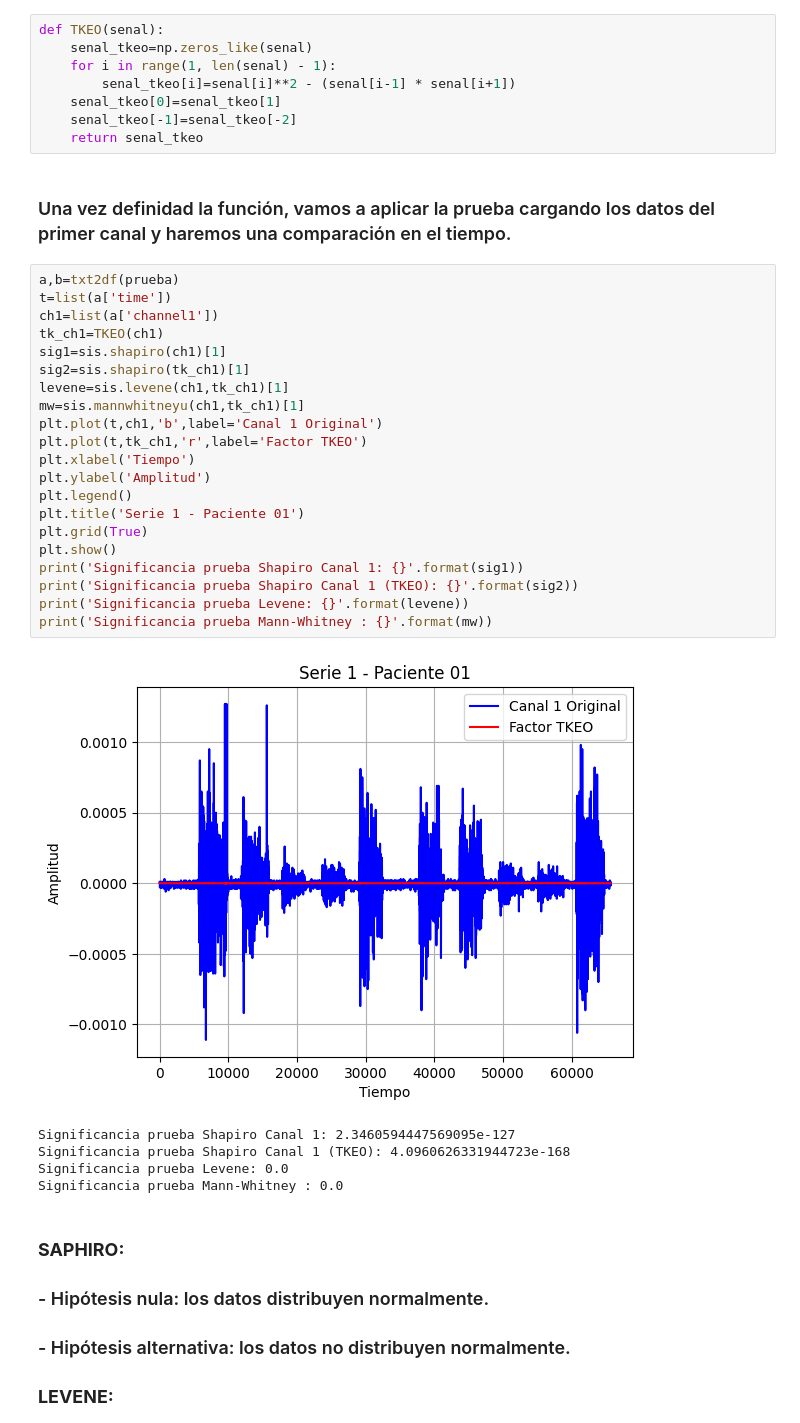
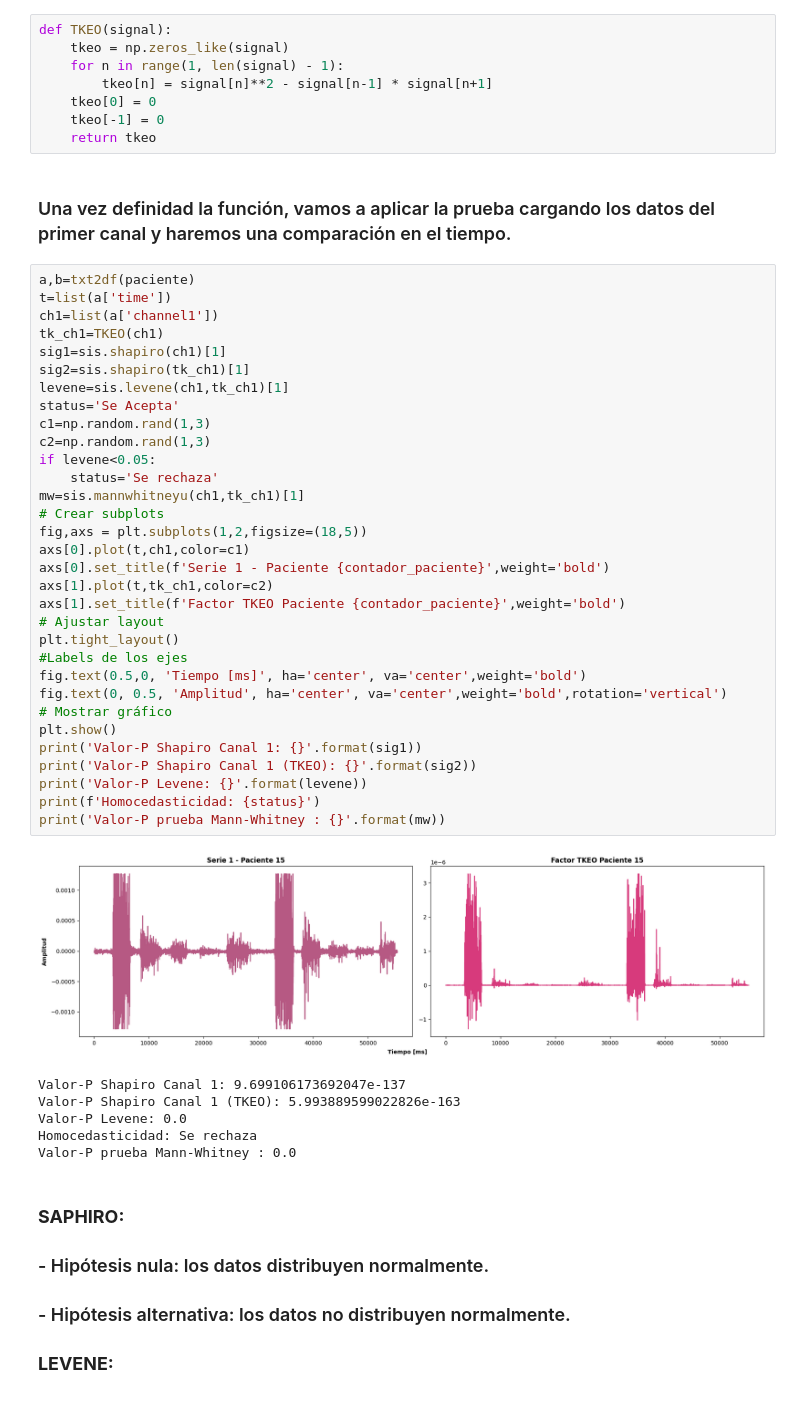
Before and after one commit to julian-rosero/biosenales, a Jupyter notebook: Proyecto/Seguimiento_1/Seguimiento_1_vFinal.ipynb, the cells around one changed output. Drawn from its saved outputs; the diff is of its cells as text.

```diff
--- a/Proyecto/Seguimiento_1/Seguimiento_1_vFinal.ipynb
+++ b/Proyecto/Seguimiento_1/Seguimiento_1_vFinal.ipynb
@@ -61,42 +71,54 @@ def imprimir_paciente(ser1,ser2):
 # %% [markdown]
 ### Ahora procedemos a definir la función TKEO para recibir los datos del paciente.
 # %%
-def TKEO(senal):
-    senal_tkeo=np.zeros_like(senal)
-    for i in range(1, len(senal) - 1):
-        senal_tkeo[i]=senal[i]**2 - (senal[i-1] * senal[i+1])
-    senal_tkeo[0]=senal_tkeo[1]
-    senal_tkeo[-1]=senal_tkeo[-2]
-    return senal_tkeo
+def TKEO(signal):
+    tkeo = np.zeros_like(signal)
+    for n in range(1, len(signal) - 1):
+        tkeo[n] = signal[n]**2 - signal[n-1] * signal[n+1]
+    tkeo[0] = 0
+    tkeo[-1] = 0
+    return tkeo
 # %% [markdown]
 ### Una vez definidad la función, vamos a aplicar la prueba cargando los datos del primer canal y haremos una comparación en el tiempo.
 # %%
-a,b=txt2df(prueba)
+a,b=txt2df(paciente)
 t=list(a['time'])
 ch1=list(a['channel1'])
 tk_ch1=TKEO(ch1)
 sig1=sis.shapiro(ch1)[1]
 sig2=sis.shapiro(tk_ch1)[1]
 levene=sis.levene(ch1,tk_ch1)[1]
+status='Se Acepta'
+c1=np.random.rand(1,3)
+c2=np.random.rand(1,3)
+if levene<0.05:
+    status='Se rechaza'
 mw=sis.mannwhitneyu(ch1,tk_ch1)[1]
-plt.plot(t,ch1,'b',label='Canal 1 Original')
-plt.plot(t,tk_ch1,'r',label='Factor TKEO')
-plt.xlabel('Tiempo')
-plt.ylabel('Amplitud')
-plt.legend()
-plt.title('Serie 1 - Paciente 01')
-plt.grid(True)
+# Crear subplots
+fig,axs = plt.subplots(1,2,figsize=(18,5))
+axs[0].plot(t,ch1,color=c1)
+axs[0].set_title(f'Serie 1 - Paciente {contador_paciente}',weight='bold')
+axs[1].plot(t,tk_ch1,color=c2)
+axs[1].set_title(f'Factor TKEO Paciente {contador_paciente}',weight='bold')
+# Ajustar layout
+plt.tight_layout()
+#Labels de los ejes
+fig.text(0.5,0, 'Tiempo [ms]', ha='center', va='center',weight='bold')
+fig.text(0, 0.5, 'Amplitud', ha='center', va='center',weight='bold',rotation='vertical')
+# Mostrar gráfico
 plt.show()
-print('Significancia prueba Shapiro Canal 1: {}'.format(sig1))
-print('Significancia prueba Shapiro Canal 1 (TKEO): {}'.format(sig2))
-print('Significancia prueba Levene: {}'.format(levene))
-print('Significancia prueba Mann-Whitney : {}'.format(mw))
+print('Valor-P Shapiro Canal 1: {}'.format(sig1))
+print('Valor-P Shapiro Canal 1 (TKEO): {}'.format(sig2))
+print('Valor-P Levene: {}'.format(levene))
+print(f'Homocedasticidad: {status}')
+print('Valor-P prueba Mann-Whitney : {}'.format(mw))
 # %% [output]
-[figure, old version]
+[figure, new version]
-Significancia prueba Shapiro Canal 1: 2.3460594447569095e-127
-Significancia prueba Shapiro Canal 1 (TKEO): 4.0960626331944723e-168
-Significancia prueba Levene: 0.0
-Significancia prueba Mann-Whitney : 0.0
+Valor-P Shapiro Canal 1: 9.699106173692047e-137
+Valor-P Shapiro Canal 1 (TKEO): 5.993889599022826e-163
+Valor-P Levene: 0.0
+Homocedasticidad: Se rechaza
+Valor-P prueba Mann-Whitney : 0.0
 # %% [markdown]
 ### **SAPHIRO:**
 ### - Hipótesis nula: los datos distribuyen normalmente.
```
Also changed, not shown: parts of 21 cells of this notebook, 2 other files.
